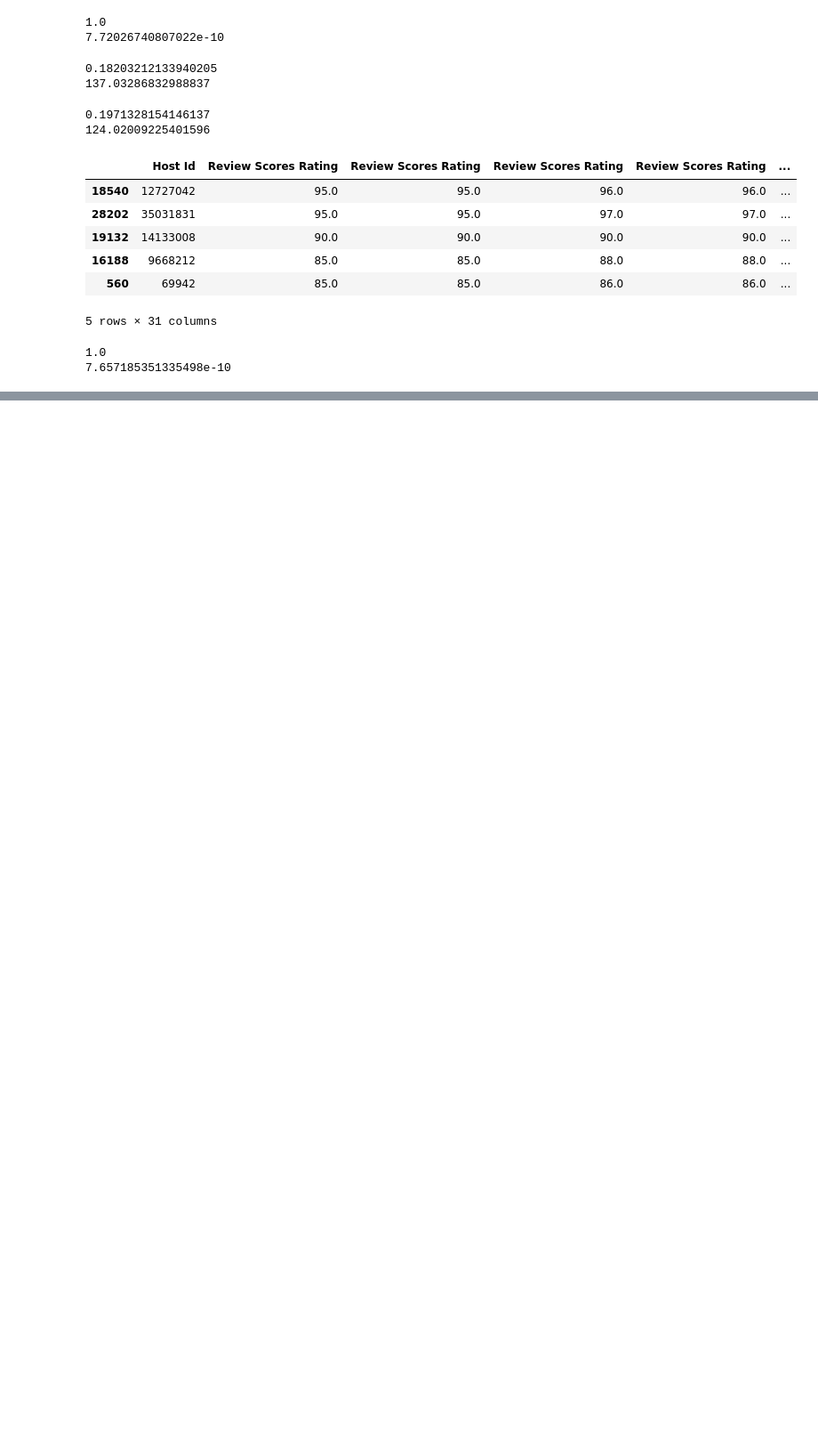
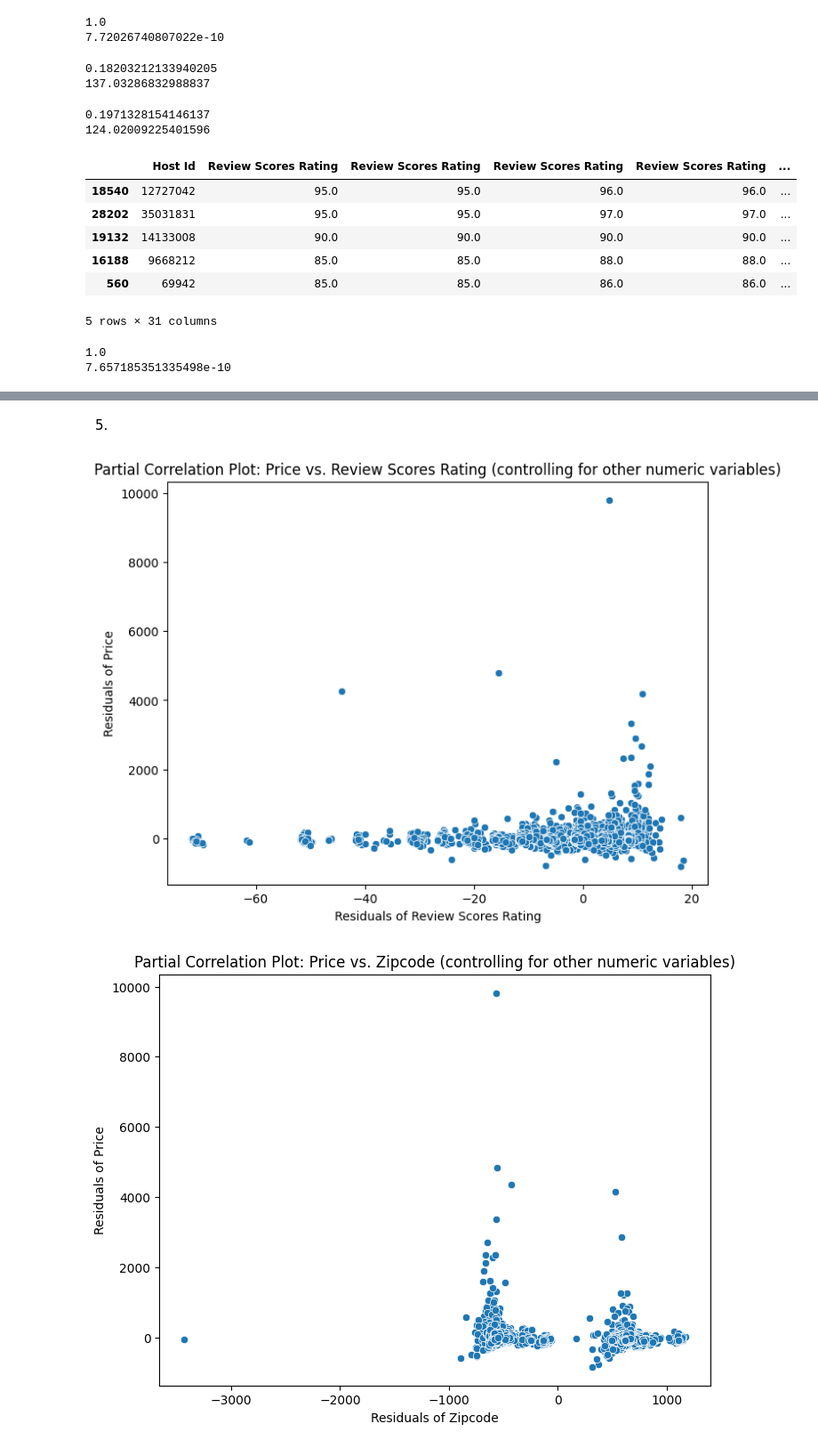
Before and after one commit to mchen899923/lab_hedonic_pricing, a Jupyter notebook: lab_notebook.ipynb, the cells around one changed output, grey strips where cells are left out. Shown: that part at 89% size. Drawn from its saved outputs; the diff is of its cells as text; code cells hidden in the pictures; blank space fills up the shorter version.

```diff
--- a/lab_notebook.ipynb
+++ b/lab_notebook.ipynb
@@ -349,0 +362,51 @@ print(np.sqrt(np.mean(residuals**2))) #RMSE train
+# %% [markdown]
+5.
+# %%
+import statsmodels.api as sm
+
+# Select the numeric variables used in the model
+numeric_vars_model = ["Review Scores Rating", "Zipcode", "Beds", "Number of Records", "Number of Reviews"]
+
+# Create partial correlation plots for each numeric variable against Price
+for var in numeric_vars_model:
+    # Ensure there's at least one other variable for the partial correlation
+    other_vars = [v for v in numeric_vars_model if v != var]
+    if other_vars:
+        # Add a constant for the partial regression
+        X = sm.add_constant(airbnb2_df[other_vars])
+        y = airbnb2_df['Price']
+        # Fit a model of Price on the other variables
+        model_other_vars = sm.OLS(y, X).fit()
+        # Get the residuals of this model
+        residuals_price = model_other_vars.resid
+
+        # Fit a model of the current variable on the other variables
+        X_var = sm.add_constant(airbnb2_df[other_vars])
+        # Select only one of the 'Review Scores Rating' columns if it's duplicated
+        if isinstance(airbnb2_df[var], pd.DataFrame) and airbnb2_df[var].shape[1] > 1:
+            y_var = airbnb2_df[var].iloc[:, 0]
+        else:
+            y_var = airbnb2_df[var]
+
+        model_var = sm.OLS(y_var, X_var).fit()
+        # Get the residuals of this model
+        residuals_var = model_var.resid
+
+        # Create a scatter plot of the residuals
+        plt.figure(figsize=(8, 6))
+        sns.scatterplot(x=residuals_var, y=residuals_price)
+        plt.title(f'Partial Correlation Plot: Price vs. {var} (controlling for other numeric variables)')
+        plt.xlabel(f'Residuals of {var}')
+        plt.ylabel('Residuals of Price')
+        plt.show()
+    else:
+        # If there are no other numeric variables, just plot the variable against Price
+        plt.figure(figsize=(8, 6))
+        sns.scatterplot(x=airbnb2_df[var], y=airbnb2_df['Price'])
+        plt.title(f'Scatter Plot: Price vs. {var}')
+        plt.xlabel(var)
+        plt.ylabel('Price')
+        plt.show()
+# %% [output]
+[figure, added]
+[figure, added]
```
Also changed, not shown: parts of 7 cells of this notebook.
